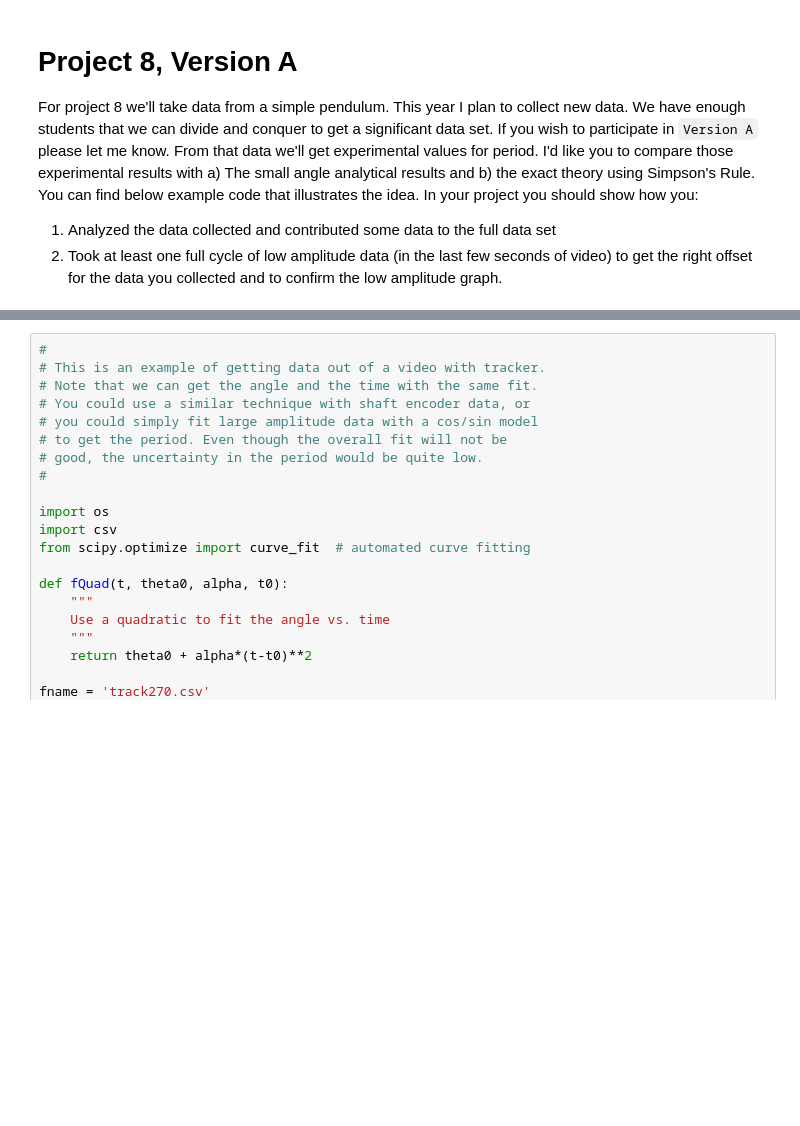
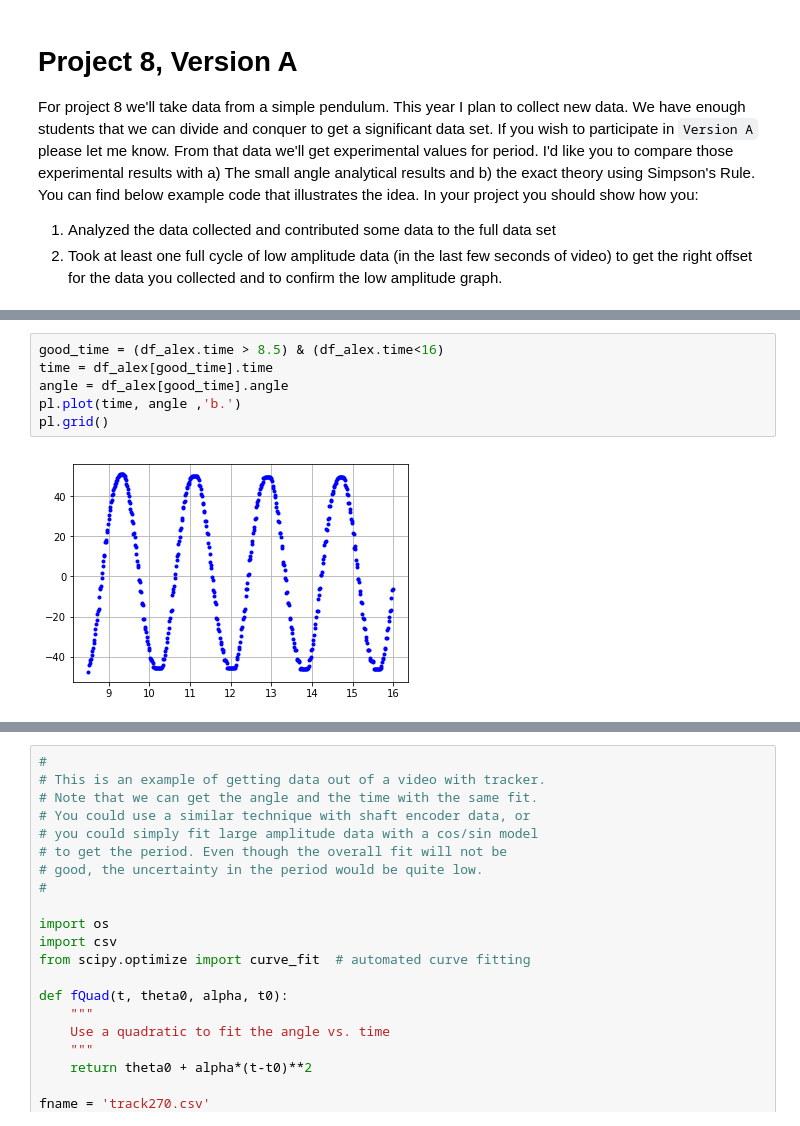
Before and after one commit to sspickle/sci-comp-notebooks, a Jupyter notebook: P08-LargeAmplitudePendulum.ipynb, the cells around one changed output, grey strips where cells are left out. Cells and saved outputs as stored; diff of their text form; blank space fills up the shorter version.

```diff
--- a/P08-LargeAmplitudePendulum.ipynb
+++ b/P08-LargeAmplitudePendulum.ipynb
@@ -144,0 +172,8 @@ For project 8 we'll take data from a simple pendulum. This year I plan to collec
+# %%
+good_time = (df_alex.time > 8.5) & (df_alex.time<16)
+time = df_alex[good_time].time
+angle = df_alex[good_time].angle
+pl.plot(time, angle ,'b.')
+pl.grid()
+# %% [output]
+[figure, added]
```
Also changed, not shown: parts of 11 cells of this notebook, 8 other files.
